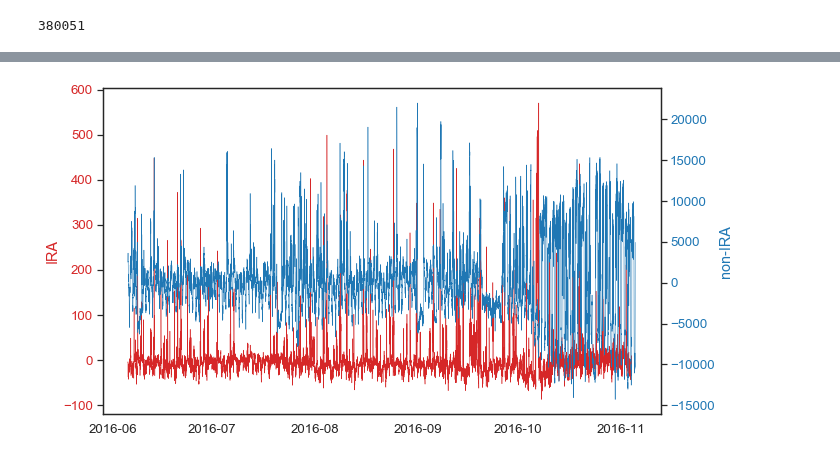
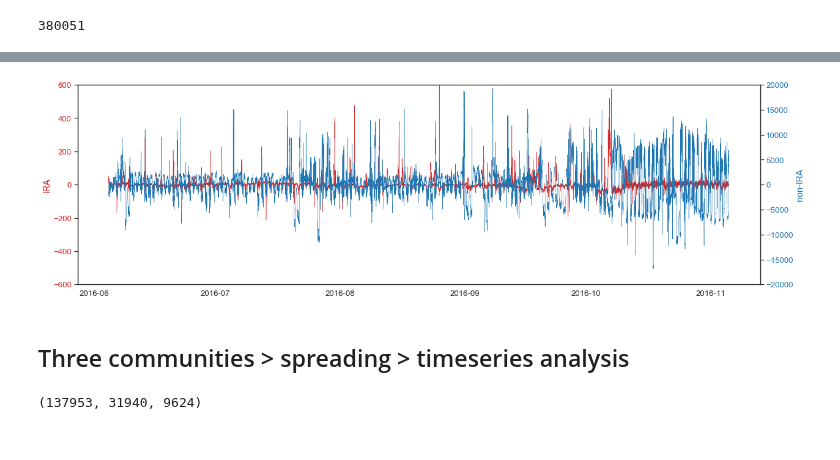
Before and after one commit to kayzhou/fake_news_during_election, a Jupyter notebook: interaction_with_IRA.ipynb, the cells around one changed output, grey strips where cells are left out. Cells and saved outputs as stored; diff of their text form; code cells hidden in the pictures.

```diff
--- a/interaction_with_IRA.ipynb
+++ b/interaction_with_IRA.ipynb
@@ -1098,5 +1099,6 @@ N = d_vi[2]
 VI = d_vi[3]
 # %%
 for i in range(d_vi.shape[1]):
-    print(f"{i}\t{time[i]:.3f}\t{N[i]}\t{VI[i]}")
+    if N[i] <= 4:
+        print(f"{i}\t{time[i]:.3f}\t{N[i]}\t{VI[i]}")
 # %% [output]
@@ -1949,7 +1951,7 @@ non_ts = pd.to_datetime(non_dts)
 non_ts = non_ts.value_counts()
 non_ts = non_ts.resample("15Min").sum()
 # %%
-non_ts = non_ts[non_ts.index >= "2016-06-01"]
+non_ts = non_ts[(non_ts.index >= "2016-06-01") & (non_ts.index <= "2016-11-09")]
 # %%
 sns.set(style="white", font_scale=1.2)
 fig, ax1 = plt.subplots(figsize=(20, 6))
@@ -1971,6 +1971,6 @@ non_series = pd.Series(non_ts)
 # %%
 from statsmodels.tsa.seasonal import seasonal_decompose
-non_result = seasonal_decompose(non_series, model='multiplicative', freq=1)
+non_result = seasonal_decompose(non_ts, model='additive', freq=4 * 24 * 7)
 # print(result.trend)
 # print(result.seasonal)
 # print(result.resid)
@@ -1985,18 +1978,22 @@ plt.plot(non_result.trend)
 # %%
-result = seasonal_decompose(ts, model='additive', freq=15 * 60)
+result = seasonal_decompose(ts, model='additive', freq=4 * 24 * 7)
 # %%
 sns.set(style="white", font_scale=1.2)
-fig, ax1 = plt.subplots(figsize=(10, 6))
+fig, ax1 = plt.subplots(figsize=(20, 6))
 color = 'tab:red'
 ax1.set_ylabel('IRA', color=color)  # we already handled the x-label with ax1
+ax1.set_ylim((-600, 600))
 ax1.plot(result.resid, color=color, lw=0.5)
 ax1.tick_params(axis='y', labelcolor=color)
 
 ax2 = ax1.twinx()  # instantiate a second axes that shares the same x-axis
 
 color = 'tab:blue'
 ax2.set_ylabel('non-IRA', color=color)  # we already handled the x-label with ax1
+ax2.set_ylim((-20000, 20000))
 ax2.plot(non_result.resid, color=color, lw=0.5)
 ax2.tick_params(axis='y', labelcolor=color)
 # %% [output]
-[figure, old version]
+[figure, new version]
+# %% [markdown]
+## Three communities > spreading > timeseries analysis
@@ -2002,0 +2009,4 @@ ax2.tick_params(axis='y', labelcolor=color)
+# %%
+len(comm_nodes[0]), len(comm_nodes[1]), len(comm_nodes[3])
+# %% [output]
+(137953, 31940, 9624)
```
Also changed, not shown: parts of 34 cells of this notebook, 2 other files.
